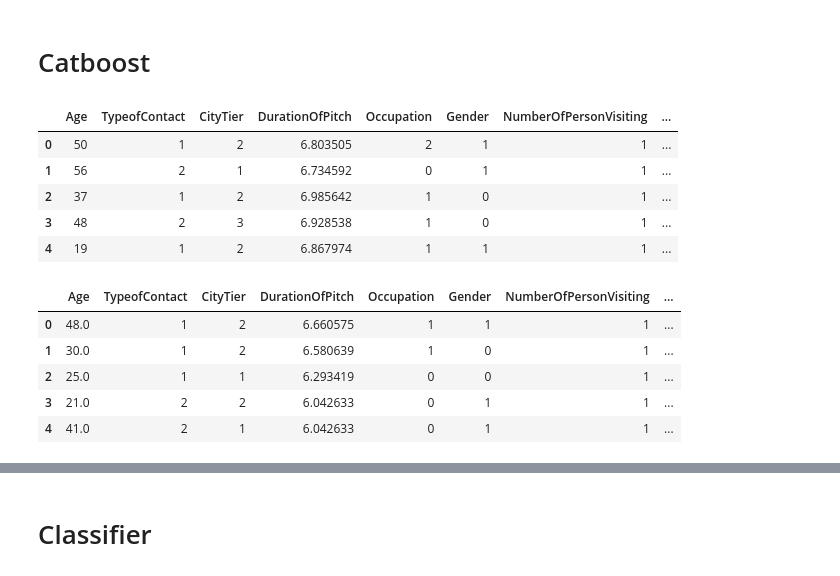
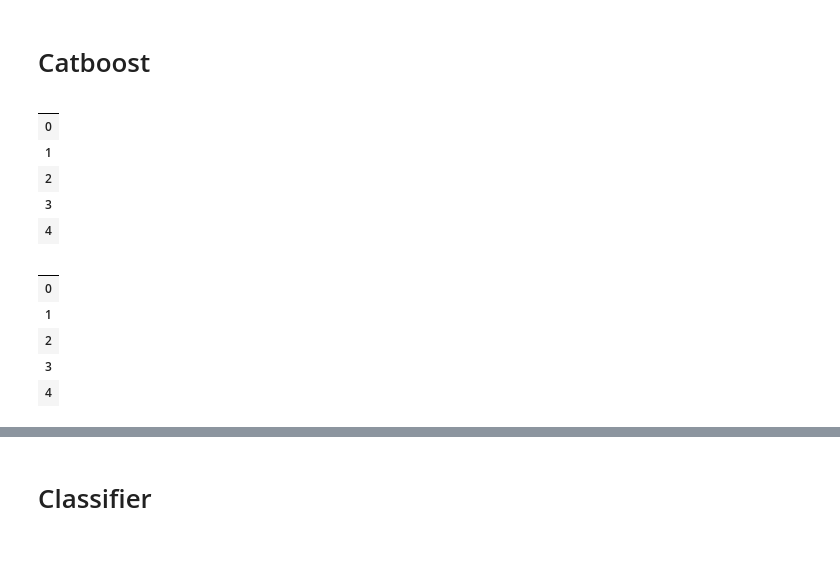
Before and after one commit to RickHub0115/SIGNATE-Summer-Cup-2024, a Jupyter notebook: scr/prediction/prediction_catboost.ipynb, the cells around one changed output, grey strips where cells are left out. Cells and saved outputs as stored; diff of their text form; code cells hidden in the pictures.

```diff
--- a/scr/prediction/prediction_catboost.ipynb
+++ b/scr/prediction/prediction_catboost.ipynb
@@ -99,19 +89,19 @@ df_submit = df_submit[feature]
 # %%
-display(X.iloc[:5, :20])
-display(df_submit.iloc[:5, :20])
+display(X.iloc[:5, 20:])
+display(df_submit.iloc[:5, 20:])
 # %% [output]
-|  | Age | TypeofContact | CityTier | DurationOfPitch | Occupation | Gender | NumberOfPersonVisiting | ... |
-| 0 | 50 | 1 | 2 | 6.803505 | 2 | 1 | 1 | ... |
-| 1 | 56 | 2 | 1 | 6.734592 | 0 | 1 | 1 | ... |
-| 2 | 37 | 1 | 2 | 6.985642 | 1 | 0 | 1 | ... |
-| 3 | 48 | 2 | 3 | 6.928538 | 1 | 0 | 1 | ... |
-| 4 | 19 | 1 | 2 | 6.867974 | 1 | 1 | 1 | ... |
+|  |
+| 0 |
+| 1 |
+| 2 |
+| 3 |
+| 4 |
-|  | Age | TypeofContact | CityTier | DurationOfPitch | Occupation | Gender | NumberOfPersonVisiting | ... |
-| 0 | 48.0 | 1 | 2 | 6.660575 | 1 | 1 | 1 | ... |
-| 1 | 30.0 | 1 | 2 | 6.580639 | 1 | 0 | 1 | ... |
-| 2 | 25.0 | 1 | 1 | 6.293419 | 0 | 0 | 1 | ... |
-| 3 | 21.0 | 2 | 2 | 6.042633 | 0 | 1 | 1 | ... |
-| 4 | 41.0 | 2 | 1 | 6.042633 | 0 | 1 | 1 | ... |
+|  |
+| 0 |
+| 1 |
+| 2 |
+| 3 |
+| 4 |
 # %%
 # 学習モデル Regressor
 
```
Also changed, not shown: parts of 4 cells of this notebook, 14 other files.
